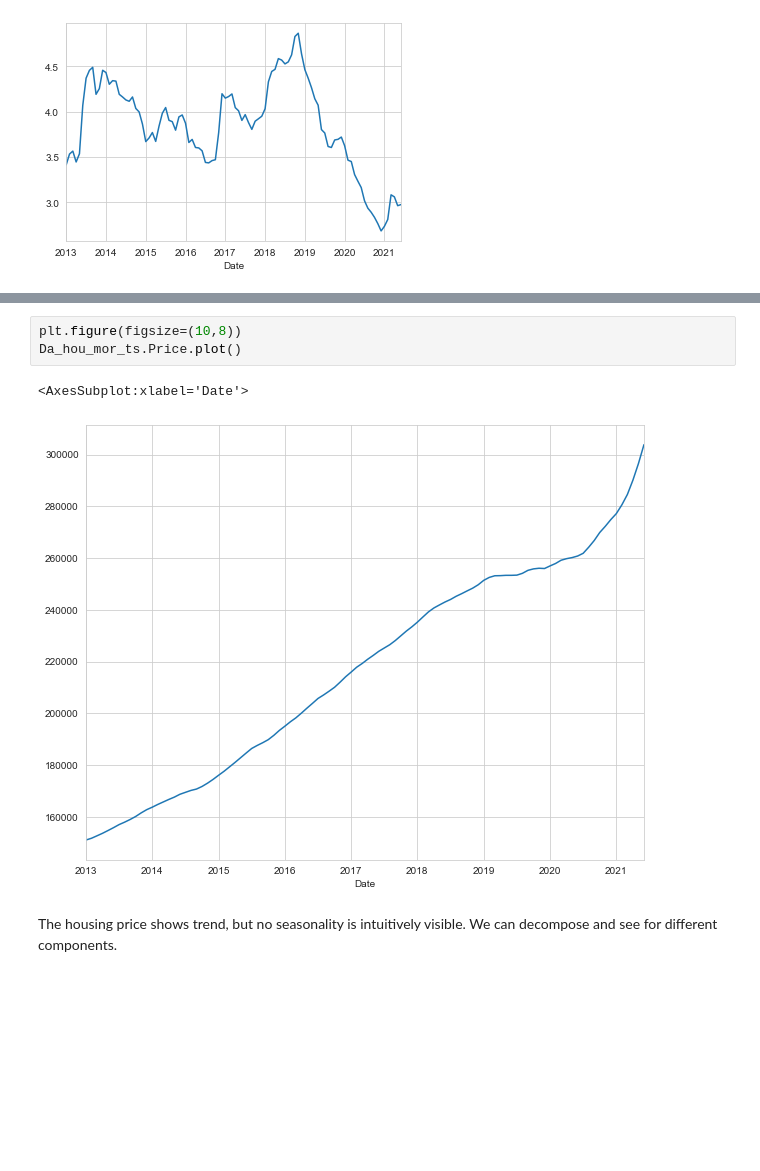
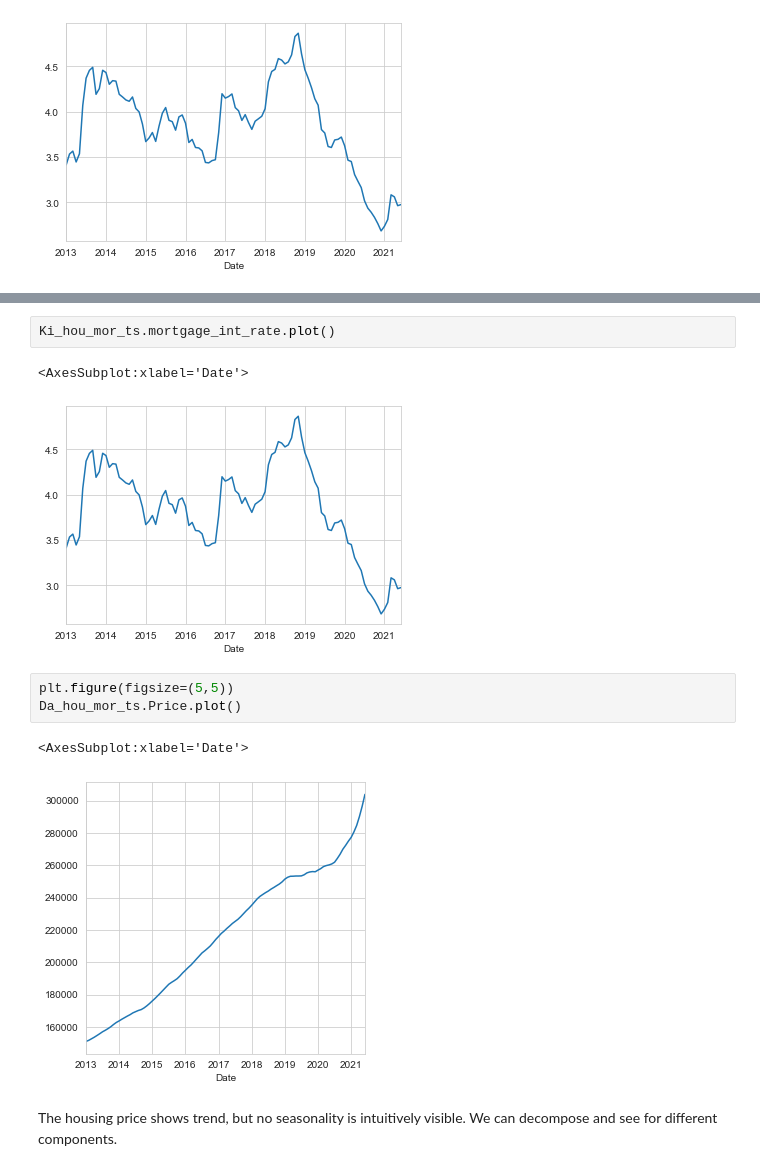
Before and after one commit to Paroo2422/COVID-19-impact-on-Housing-Market, a Jupyter notebook: Notebooks/Preprocessing, Training and Modelling.ipynb, the cells around one changed output, grey strips where cells are left out. Cells and saved outputs as stored; diff of their text form; blank space fills up the shorter version.

```diff
--- a/Notebooks/Preprocessing, Training and Modelling.ipynb
+++ b/Notebooks/Preprocessing, Training and Modelling.ipynb
@@ -681,9 +716,14 @@ Da_hou_mor_ts.mortgage_int_rate.plot()
+# %%
+Ki_hou_mor_ts.mortgage_int_rate.plot()
+# %% [output]
+<AxesSubplot:xlabel='Date'>
+[figure, added]
 # %%
-plt.figure(figsize=(10,8))
+plt.figure(figsize=(5,5))
 Da_hou_mor_ts.Price.plot()
 # %% [output]
 <AxesSubplot:xlabel='Date'>
-[figure, old version]
+[figure, new version]
 # %% [markdown]
 The housing price shows trend, but no seasonality is intuitively visible. We can decompose and see for different components.
 # %%
```
Also changed, not shown: parts of 87 cells of this notebook, 1 other file.
